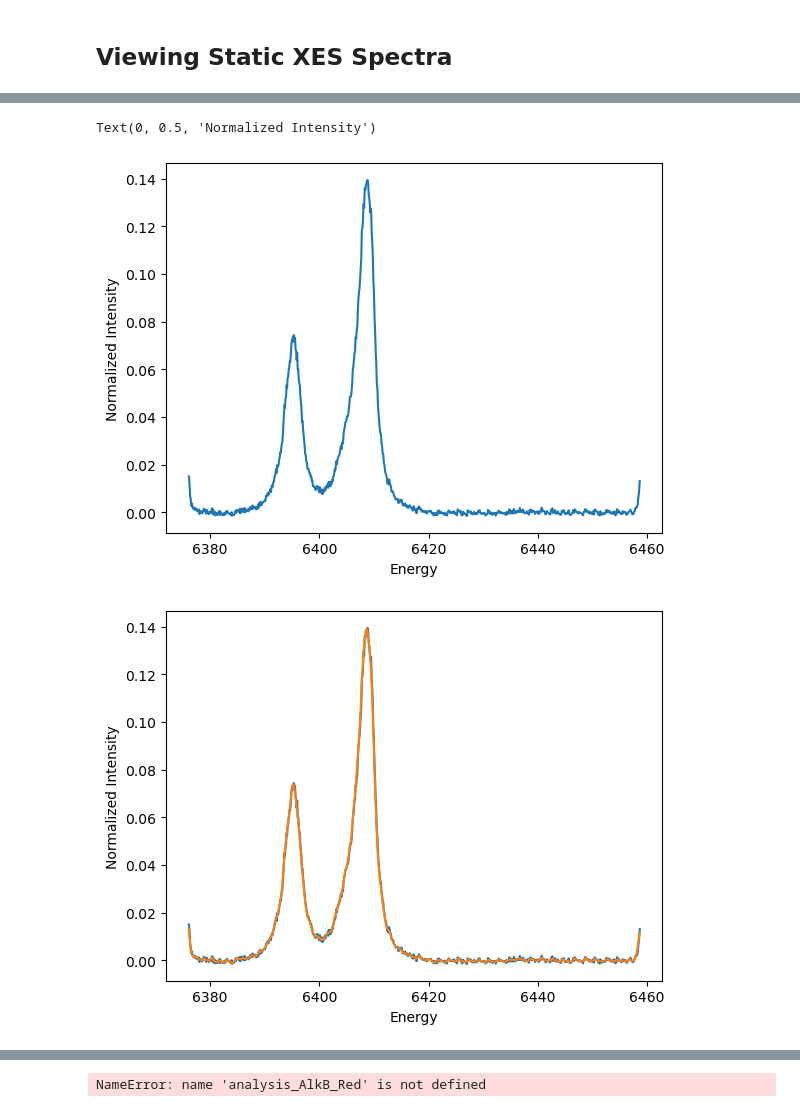
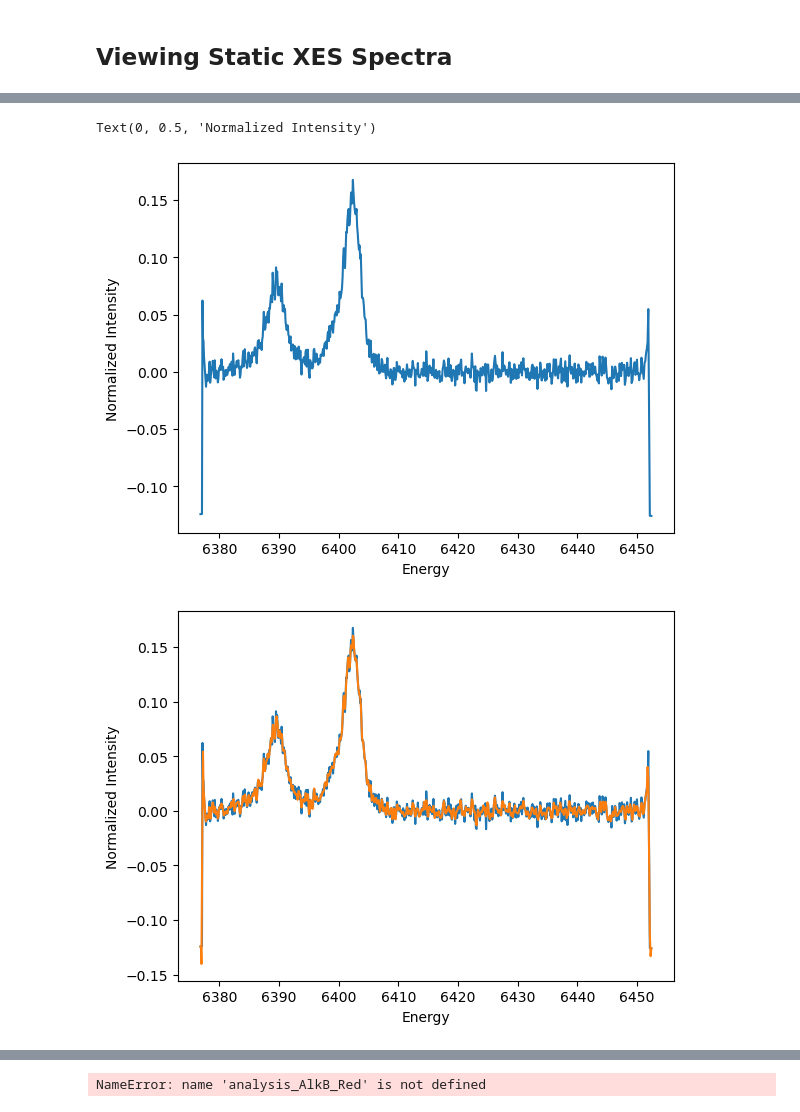
Before and after one commit to lg345/XSpect, a Jupyter notebook: XSpect_XES_mfx101080524.ipynb, the cells around one changed output, grey strips where cells are left out. Drawn from its saved outputs; the diff is of its cells as text; code cells hidden in the pictures.

```diff
--- a/XSpect_XES_mfx101080524.ipynb
+++ b/XSpect_XES_mfx101080524.ipynb
@@ -35,7 +35,7 @@ xes.set_key_aliases(keys,names)
 xes.hitfind=True
 #xes.import_roi=[[0,-1]]
 xes.rois=[[98,113]]#Ka ROI
-#xes.rois=[[75,90]]#Kb ROI
+#xes.rois=[[78,95]]#Kb ROI
 xes.add_filter('xray','ipm',1.0E2)
 #xes.add_filter('simultaneous','ipm',1.0E2)
 #xes.add_filter('laser','ipm',1.0E2)
@@ -47,7 +47,7 @@ xes.transpose=False
 xes.pixels_to_patch=[351,352]#needed to change since detector is 90 degrees from standard. e.g. transposed above
 xes.patch_mode='polynomial'
 #xes.run_parser(['112-114','116-117','121-125','128-132'])
-xes.run_parser(['168-172'])
+xes.run_parser(['168-172 177-182'])
 xes.laser=True
 xes.verbose=False
 start=time.time()
@@ -56,7 +56,7 @@ end=time.time()
 v=XSpect.XSpect_Visualization.XESVisualization()
 #v.combine_static_spectra(xes_analysis=xes,xes_key='epix_ROI_1')
 v.combine_static_spectra(xes_analysis=xes,xes_key='epix_ROI_1')
-v.make_energy_axis(A=43.25, R=250,  mm_per_pixel=0.05, d=0.981)
+v.make_energy_axis(A=42.75, R=250,  mm_per_pixel=0.05, d=0.981)
 plt.plot(v.energy,v.summed_xes)
 xes.aggregate_statistics()
 # %% [output]
@@ -140,10 +99,10 @@ plt.plot(laser)
 # %%
-xes.first_moment=Peaks.first_moment(v.energy,v.summed_xes,6402,6415)
-xes.fwhm=Peaks.gaussian_fwhm(v.energy,v.summed_xes,6402,6415)
+xes.first_moment=Peaks.first_moment(v.energy,v.summed_xes,6402,6408)
+xes.fwhm=Peaks.gaussian_fwhm(v.energy,v.summed_xes,6395,6415)
 exclusions= (
     (6368, 6378), #edge of detector
-    (6386,6418), #Main peaks
-    (6457,6465),# other edge of detector
+    (6381,6410), #Main peaks
+    (6451,6465),# other edge of detector
 )
 v.background_subtracted=Background.polynomial_subtraction(v.energy,v.summed_xes,4,exclusions)
 
@@ -167,6 +126,6 @@ plt.show()
 # %%
 #First moment calculated after maximum peak normalized to 1
-v.normalize_peak(6386,6418)
-xes.first_moment=Peaks.first_moment(v.energy,v.normalized_peak,6402,6415)
-xes.fwhm=Peaks.gaussian_fwhm(v.energy,v.normalized_peak,6402,6415)
-plt.plot(v.energy,v.normalized_peak)
+#v.normalize_peak(6386,6418)
+#xes.first_moment=Peaks.first_moment(v.energy,v.normalized_peak,6402,6415)
+#xes.fwhm=Peaks.gaussian_fwhm(v.energy,v.normalized_peak,6402,6415)
+#plt.plot(v.energy,v.normalized_peak)
@@ -176,26 +132,26 @@ plt.plot(v.energy,v.normalized_peak)
 # %%
 #Normalizes spectrum to make the area under in specified range equal to unity
-v.normalize_spectrum(6386,6418)
+v.normalize_spectrum(6384,6410)
 plt.plot(v.energy,v.normalized)
 plt.xlabel('Energy')
 plt.ylabel('Normalized Intensity')
 # %% [output]
 Text(0, 0.5, 'Normalized Intensity')
-[figure, old version]
+[figure, new version]
 # %%
-v.smoothed = signal.savgol_filter(v.normalized, window_length=10, polyorder=2, mode="nearest")
+v.smoothed = signal.savgol_filter(v.normalized, window_length=5, polyorder=2, mode="nearest")
 plt.plot(v.energy,v.normalized)
 plt.plot(v.energy,v.smoothed)
 plt.xlabel('Energy')
 plt.ylabel('Normalized Intensity')
 
 #Pickles data and analysis files based on above code
 with open(f'data_{str(xes.runs)}.pkl', 'wb') as f:
     pickle.dump(xes, f)
 with open(f'analysis_{str(xes.runs)}.pkl', 'wb') as f:
     pickle.dump(v, f)
 # %% [output]
-[figure, old version]
+[figure, new version]
 # %%
 print(f'First Moment: {xes.first_moment}')
 print(f'FWHM: {xes.fwhm}')
```
Also changed, not shown: parts of 14 cells of this notebook.
